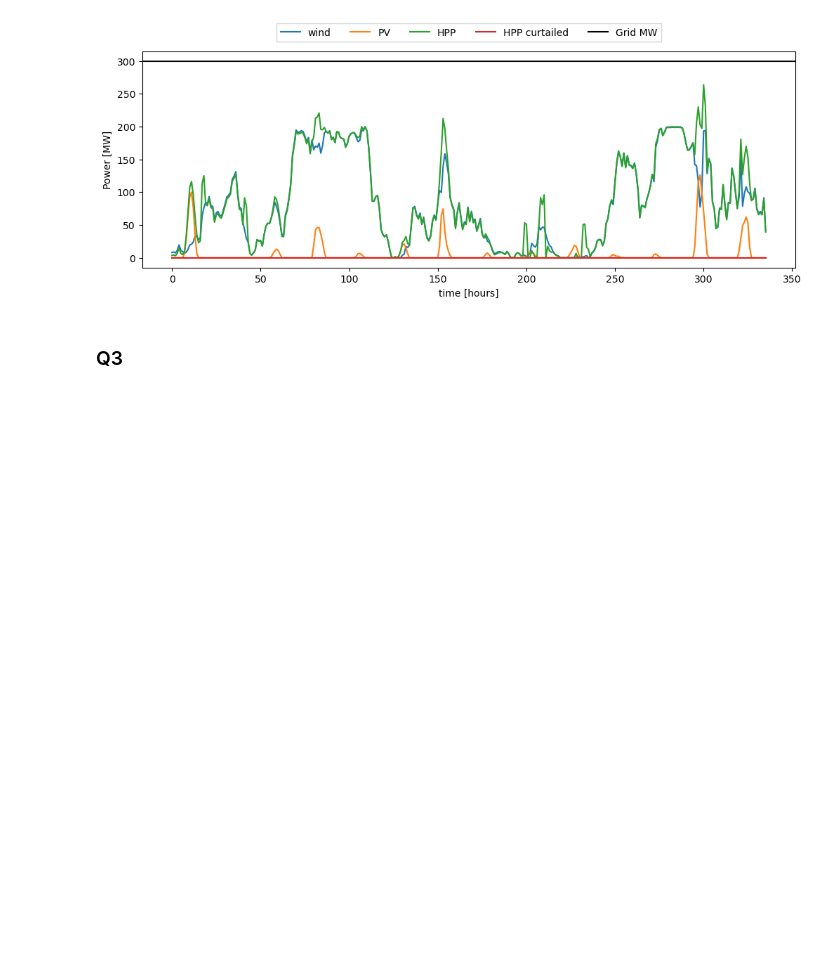
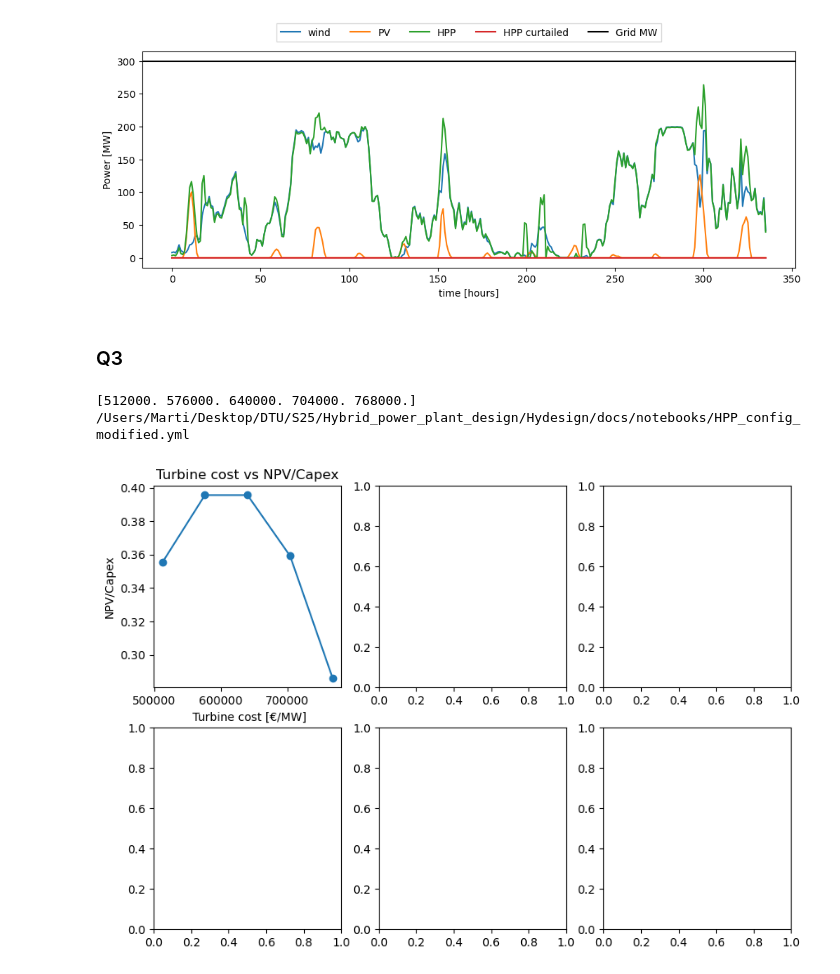
Before and after one commit to Katrine-Hagenau/Hydesign, a Jupyter notebook: docs/notebooks/Advanced_hpp_model_part1.ipynb, the cells around one changed output. Saved outputs shown, nothing was run; the diff lists cells and outputs as text; code cells hidden in the pictures; blank space fills up the shorter version.

```diff
--- a/docs/notebooks/Advanced_hpp_model_part1.ipynb
+++ b/docs/notebooks/Advanced_hpp_model_part1.ipynb
@@ -282,13 +282,57 @@ yml_path = str(Path(os.getcwd()).parent.parent) + "/hydesign/examples/Europe/hpp
 with open(yml_path) as file:
     config_file= yaml.load(file, Loader=yaml.FullLoader)
 
+config_file_modified = config_file.copy()
+
 turbine_costs = np.zeros(len(factors))
 
 for i in range(len(factors)):
-    config_file_modified = config_file.copy()
-    config_file_modified["wind_turbine_cost"] = config_file_modified["wind_turbine_cost"] * factors[i]
-    turbine_costs[i] = config_file_modified["wind_turbine_cost"]
+    cost = config_file_modified["wind_turbine_cost"] * factors[i]
+    turbine_costs[i] = cost
+print(turbine_costs)
 
+config_file_modified = config_file.copy()
+
+print(os.getcwd() + "/HPP_config_modified.yml")
 # NPV/CAPEX array
+NPV_capex = np.zeros(len(factors))
 for i in range(len(turbine_costs)):
-    pass
+    config_file_modified["wind_turbine_cost"] = int(turbine_costs[i])
+    with open(f'HPP_config_modified.yml', 'w') as f:
+        yaml.dump(config_file_modified, f)
+
+    sim_pars_fn = os.getcwd() + "/HPP_config_modified.yml"
+    hpp = hpp_model(
+        latitude=latitude,
+        longitude=longitude,
+        altitude=altitude,
+        num_batteries = 5,
+        work_dir = './',
+        sim_pars_fn = sim_pars_fn,
+        input_ts_fn = input_ts_fn,
+)
+    start = time.time()
+
+    clearance = 10
+    sp = 350
+    p_rated = 5
+    Nwt = 40
+    wind_MW_per_km2 = 7
+    solar_MW = 200
+    surface_tilt = 50
+    surface_azimuth = 180
+    solar_DCAC = 1.5
+    b_P = 50
+    b_E_h  = 3
+    cost_of_batt_degr = 10
+
+    x = [clearance, sp, p_rated, Nwt, wind_MW_per_km2, \
+    solar_MW, surface_tilt, surface_azimuth, solar_DCAC, \
+    b_P, b_E_h , cost_of_batt_degr]
+
+    outs = hpp.evaluate(*x)
+
+    NPV_capex[i] = outs[0]
+# %% [output]
+[512000. 576000. 640000. 704000. 768000.]
+/Users/Marti/Desktop/DTU/S25/Hybrid_power_plant_design/Hydesign/docs/notebooks/HPP_config_modified.yml
@@ -294,0 +341,12 @@ for i in range(len(turbine_costs)):
+# %%
+fig, ax = plt.subplots(2,3, figsize = (10,7))
+
+# turbine-cost
+ax[0,0].plot(turbine_costs, NPV_capex, marker = "o")
+ax[0,0].set_title("Turbine cost vs NPV/Capex")
+ax[0,0].set_xlabel(" Turbine cost [€/MW]")
+ax[0,0].set_ylabel("NPV/Capex")
+
+plt.show()
+# %% [output]
+[figure, added]
```
Also changed, not shown: parts of 2 cells of this notebook, 3 other files.
